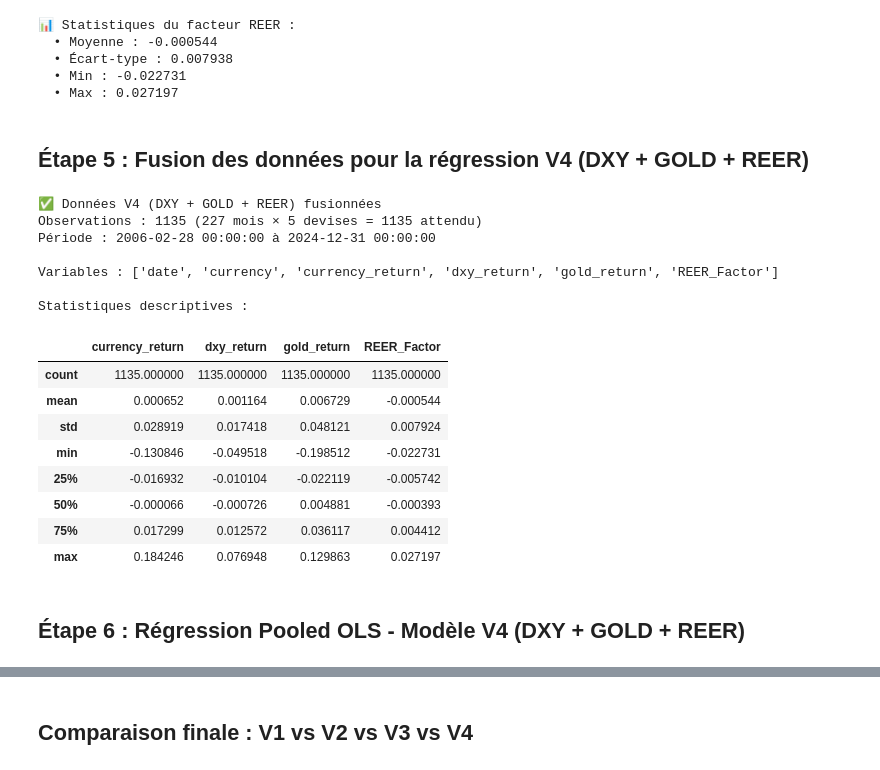
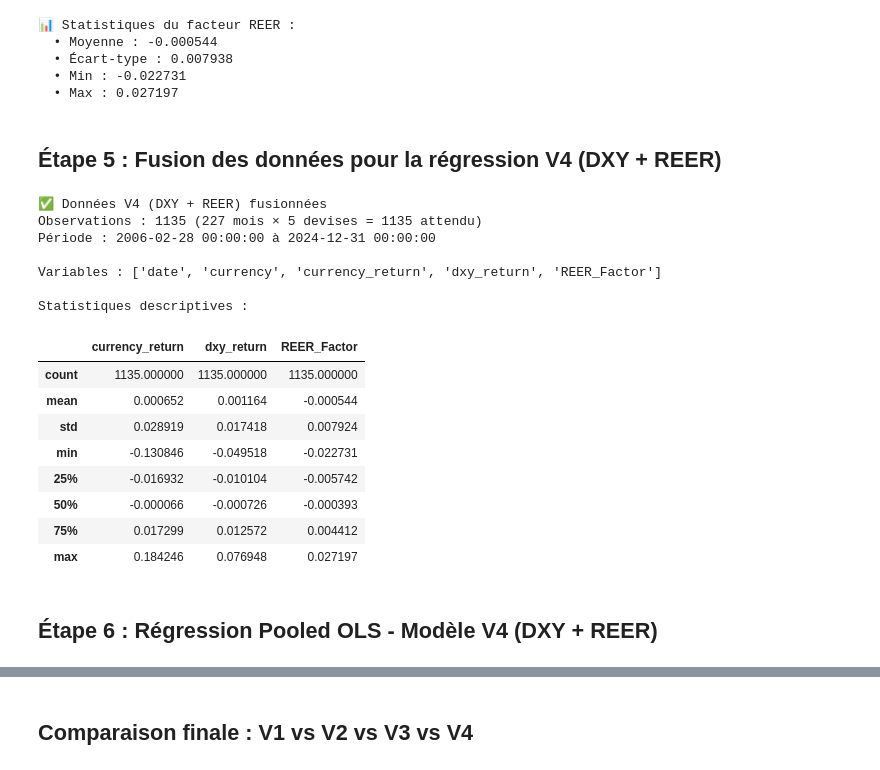
Before and after one commit to Lilas-Bertot/ETUDE-DE-CAS-2, a Jupyter notebook: Étude de cas 2.ipynb, the cells around one changed output, grey strips where cells are left out. Drawn from its saved outputs; the diff is of its cells as text; code cells hidden in the pictures.

```diff
--- a/Étude de cas 2.ipynb
+++ b/Étude de cas 2.ipynb
@@ -1368,38 +1363,35 @@ Cette approche traite toutes les observations (227 mois × 5 devises = 1135 obse
 # Liste pour stocker toutes les observations
 all_returns = []
 all_sp500 = []
-all_ts = []
 all_gci = []
 
 # Empiler les données pour chaque devise
 for currency in currencies_list:
     all_returns.extend(regression_data[currency].values)
     all_sp500.extend(regression_data['SP500'].values)
-    all_ts.extend(regression_data['TS'].values)
     all_gci.extend(regression_data['GCI'].values)
 
 # Convertir en arrays numpy
 y_pooled = np.array(all_returns)
-X_pooled = np.column_stack([all_sp500, all_ts, all_gci])
+X_pooled = np.column_stack([all_sp500, all_gci])
 X_pooled = sm.add_constant(X_pooled)
 
 # Nettoyer valeurs infinies et NaN
 data_temp = pd.DataFrame({
     'y': y_pooled,
     'x1': X_pooled[:, 1],
-    'x2': X_pooled[:, 2],
-    'x3': X_pooled[:, 3]
+    'x2': X_pooled[:, 2]
 })
 
 data_temp = data_temp.replace([np.inf, -np.inf], np.nan).dropna()
 
 # Reconstruire y_pooled et X_pooled nettoyés
 y_pooled = data_temp['y'].values
-X_pooled = data_temp[['x1', 'x2', 'x3']].values
+X_pooled = data_temp[['x1', 'x2']].values
 X_pooled = sm.add_constant(X_pooled)
 
 # Renommer les colonnes pour clarté
-X_pooled = pd.DataFrame(X_pooled, columns=['const', 'SP500', 'TS', 'GCI'])
+X_pooled = pd.DataFrame(X_pooled, columns=['const', 'SP500', 'GCI'])
 
 # Estimation OLS
 model_pooled_v1 = sm.OLS(y_pooled, X_pooled)
@@ -1705,20 +1694,17 @@ Fusion des rendements des devises avec les 3 facteurs de V2 :
 # %%
-# Fusionner les rendements des devises avec SP500, DXY et GCI
+# Fusionner les rendements des devises avec SP500 et DXY
 regression_data_v2 = returns.merge(
     sp500_monthly[['date', 'sp500_return']], on='date', how='inner'
 ).merge(
     dxy_monthly[['date', 'dxy_return']], on='date', how='inner'
-).merge(
-    commodity_monthly[['date', 'commodity_return']], on='date', how='inner'
 )
 
 regression_data_v2 = regression_data_v2.rename(columns={
     'sp500_return': 'SP500',
-    'dxy_return': 'DXY',
-    'commodity_return': 'GCI'
+    'dxy_return': 'DXY'
 })
 
-currencies_list = ['Australia', 'Canada', 'Japan', 'Switzerland', 'UK']
+currencies_list = ['AUD', 'CAD', 'JPY', 'CHF', 'GBP']
 
 # Vérifier les données
 print(f"Période : {regression_data_v2['date'].min()} à {regression_data_v2['date'].max()}")
@@ -1726,9 +1712,7 @@ print(f"Observations : {len(regression_data_v2)}")
 
 # Statistiques descriptives
 print("\nStatistiques des variables :")
-print(regression_data_v2[currencies_list + ['SP500', 'DXY', 'GCI']].describe())
-
-regression_data_v2.head()
+regression_data_v2[currencies_list + ['SP500', 'DXY']].describe()
 # %% [output]
 Période : 2006-02-28 00:00:00 à 2024-12-31 00:00:00
 Observations : 227
@@ -1761,20 +1751,18 @@ Régression empilée avec les 3 nouveaux facteurs : **SP500 + DXY + GCI**
 all_returns_v2 = []
 all_sp500_v2 = []
 all_dxy_v2 = []
-all_gci_v2 = []
 
 # Empiler les données pour chaque devise
 for currency in currencies_list:
     all_returns_v2.extend(regression_data_v2[currency].values)
     all_sp500_v2.extend(regression_data_v2['SP500'].values)
     all_dxy_v2.extend(regression_data_v2['DXY'].values)
-    all_gci_v2.extend(regression_data_v2['GCI'].values)
 
 y_pooled_v2 = np.array(all_returns_v2)
-X_pooled_v2 = np.column_stack([all_sp500_v2, all_dxy_v2, all_gci_v2])
+X_pooled_v2 = np.column_stack([all_sp500_v2, all_dxy_v2])
 X_pooled_v2 = sm.add_constant(X_pooled_v2)
 
-X_pooled_v2 = pd.DataFrame(X_pooled_v2, columns=['const', 'SP500', 'DXY', 'GCI'])
+X_pooled_v2 = pd.DataFrame(X_pooled_v2, columns=['const', 'SP500', 'DXY'])
 
 # Estimation OLS
 model_pooled_v2 = sm.OLS(y_pooled_v2, X_pooled_v2)
@@ -2522,59 +2493,54 @@ print(f"  • Max : {reer_factor_df['REER_Factor'].max():.6f}")
   • Min : -0.022731
   • Max : 0.027197
 # %% [markdown]
-## Étape 5 : Fusion des données pour la régression V4 (DXY + GOLD + REER)
+## Étape 5 : Fusion des données pour la régression V4 (DXY + REER)
 # %%
-# Fusion DXY + GOLD + REER pour V4
+# Fusion DXY + REER pour V4
 # Utiliser le format long
 
 # 1. Créer returns_long si nécessaire
-currencies_list = ['Australia', 'Canada', 'Japan', 'Switzerland', 'UK']
+currencies_list = ['AUD', 'CAD', 'JPY', 'CHF', 'GBP']
 returns_long_v4 = returns.melt(
     id_vars=['date'],
     value_vars=currencies_list,
     var_name='currency',
     value_name='currency_return'
 )
 
 # 2. Fusion avec DXY
 regression_data_v4 = returns_long_v4.merge(
     dxy_monthly[['date', 'dxy_return']], on='date', how='inner'
 )
 
-# 3. Fusion avec GOLD
-regression_data_v4 = regression_data_v4.merge(
-    gold_monthly_no_tz[['date', 'gold_return']], on='date', how='inner'
-)
-
-# 4. Fusion avec REER Factor
+# 3. Fusion avec REER Factor
 regression_data_v4 = regression_data_v4.merge(
     reer_factor_df[['date', 'REER_Factor']], on='date', how='inner'
 )
 
 # Vérification
-print("✅ Données V4 (DXY + GOLD + REER) fusionnées")
+print("✅ Données V4 (DXY + REER) fusionnées")
 print(f"Observations : {len(regression_data_v4)} (227 mois × 5 devises = 1135 attendu)")
 print(f"Période : {regression_data_v4['date'].min()} à {regression_data_v4['date'].max()}")
 print(f"\nVariables : {list(regression_data_v4.columns)}")
 print(f"\nStatistiques descriptives :")
-regression_data_v4[['currency_return', 'dxy_return', 'gold_return', 'REER_Factor']].describe()
+regression_data_v4[['currency_return', 'dxy_return', 'REER_Factor']].describe()
 # %% [output]
-✅ Données V4 (DXY + GOLD + REER) fusionnées
+✅ Données V4 (DXY + REER) fusionnées
 Observations : 1135 (227 mois × 5 devises = 1135 attendu)
 Période : 2006-02-28 00:00:00 à 2024-12-31 00:00:00
 
-Variables : ['date', 'currency', 'currency_return', 'dxy_return', 'gold_return', 'REER_Factor']
+Variables : ['date', 'currency', 'currency_return', 'dxy_return', 'REER_Factor']
 
 Statistiques descriptives :
-|  | currency_return | dxy_return | gold_return | REER_Factor |
-| count | 1135.000000 | 1135.000000 | 1135.000000 | 1135.000000 |
-| mean | 0.000652 | 0.001164 | 0.006729 | -0.000544 |
-| std | 0.028919 | 0.017418 | 0.048121 | 0.007924 |
-| min | -0.130846 | -0.049518 | -0.198512 | -0.022731 |
-| 25% | -0.016932 | -0.010104 | -0.022119 | -0.005742 |
-| 50% | -0.000066 | -0.000726 | 0.004881 | -0.000393 |
-| 75% | 0.017299 | 0.012572 | 0.036117 | 0.004412 |
-| max | 0.184246 | 0.076948 | 0.129863 | 0.027197 |
+|  | currency_return | dxy_return | REER_Factor |
+| count | 1135.000000 | 1135.000000 | 1135.000000 |
+| mean | 0.000652 | 0.001164 | -0.000544 |
+| std | 0.028919 | 0.017418 | 0.007924 |
+| min | -0.130846 | -0.049518 | -0.022731 |
+| 25% | -0.016932 | -0.010104 | -0.005742 |
+| 50% | -0.000066 | -0.000726 | -0.000393 |
+| 75% | 0.017299 | 0.012572 | 0.004412 |
+| max | 0.184246 | 0.076948 | 0.027197 |
 # %% [markdown]
-## Étape 6 : Régression Pooled OLS - Modèle V4 (DXY + GOLD + REER)
+## Étape 6 : Régression Pooled OLS - Modèle V4 (DXY + REER)
 # %%
```
Also changed, not shown: parts of 41 cells of this notebook.
